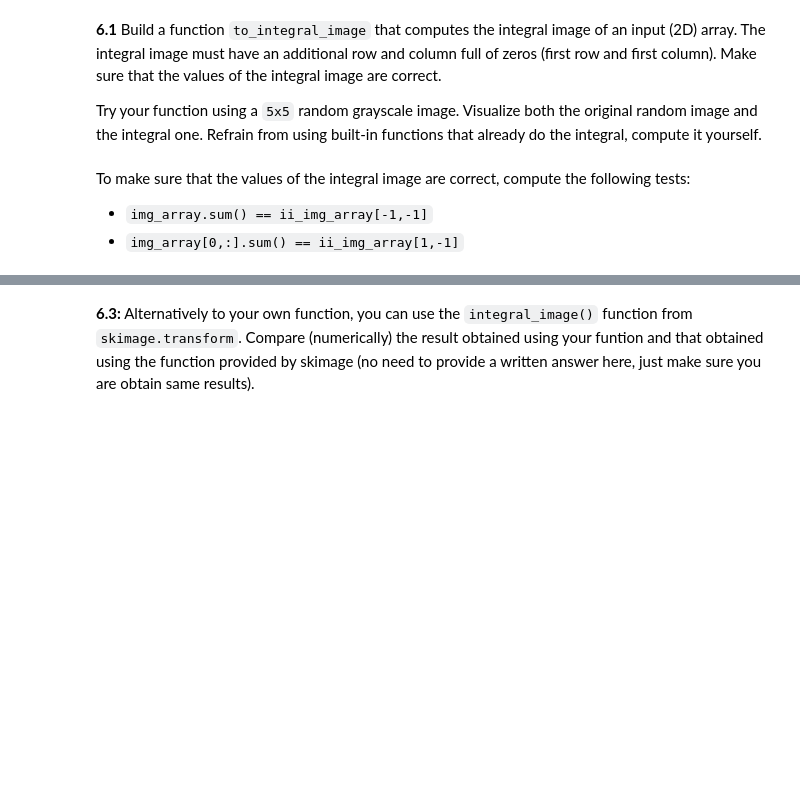
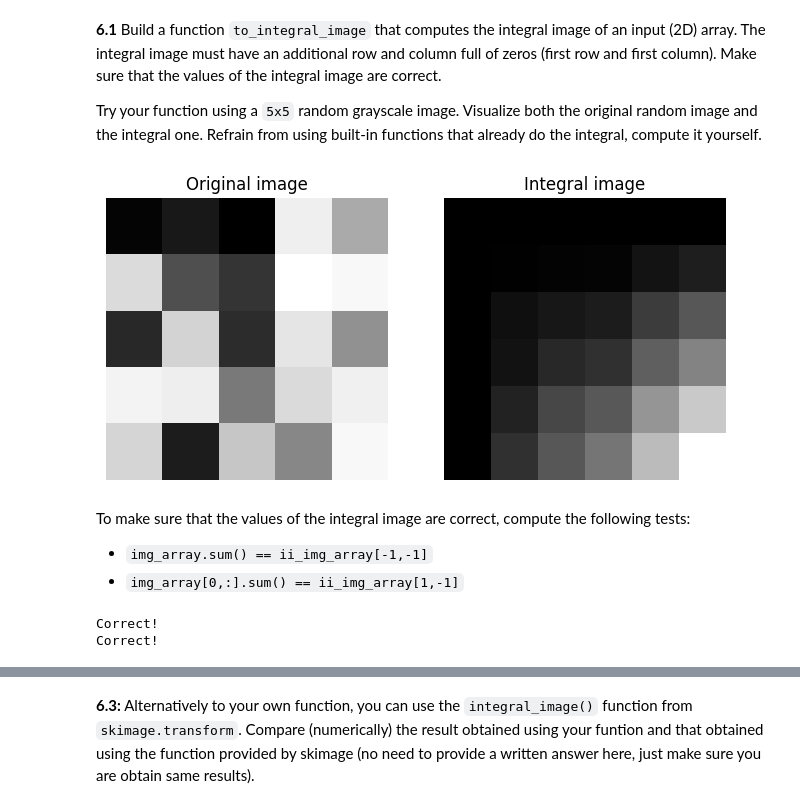
Before and after one commit to MohsinZamanShaheen/Artificial-Vision, a Jupyter notebook: P5-20231225/P5_2023_students/P5_2023_students.ipynb, the cells around one changed output, grey strips where cells are left out. Cells and saved outputs as stored; diff of their text form; code cells hidden in the pictures; blank space fills up the shorter version.

```diff
--- a/P5-20231225/P5_2023_students/P5_2023_students.ipynb
+++ b/P5-20231225/P5_2023_students/P5_2023_students.ipynb
@@ -535,3 +530,34 @@ integral_img = to_integral_image(random_img)
+# %%
+def to_integral_image(image):
+    int_image = np.zeros((image.shape[0] + 1, image.shape[1] + 1))
+    rows, columns = image.shape
+
+    for i in range(rows):
+        for j in range(columns):
+            int_image[i + 1, j + 1] = int_image[i, j + 1] + int_image[i + 1, j] - int_image[i, j] + image[i, j]
+
+    return int_image
+# %%
+# Visualizing results on a random grayscale image
+random_img = np.random.rand(5,5)
+
+fig = plt.figure(figsize=(8, 8))
+
+fig.add_subplot(1, 2, 1)
+plt.axis('off')
+plt.title('Original image')
+plt.imshow(random_img, cmap='gray')
+
+integral_img = to_integral_image(random_img)
+
+fig.add_subplot(1, 2, 2)
+plt.axis('off')
+plt.title('Integral image')
+plt.imshow(integral_img, cmap='gray')
+
+plt.show()
+# %% [output]
+[figure, added]
 # %% [markdown]
 To make sure that the values of the integral image are correct, compute the following tests:
 
@@ -542,3 +566,14 @@ To make sure that the values of the integral image are correct, compute the foll
+# %%
+#check if the sum of random_img is equal to the last value of integral_img rounding errors may occur
+
+if np.round(np.sum(random_img), 10) == np.round(integral_img[-1, -1], 10):
+    print('Correct!')
+
+if np.round(random_img[0, :].sum(), 10) == np.round(integral_img[1, -1], 10):
+    print('Correct!')
+# %% [output]
+Correct!
+Correct!
 # %% [markdown]
 **6.2** Let's check in real images. Choose an image from the directory ``./faces``, visualize both the original and the integral image, and make the same test that in the previous question.
 
```
Also changed, not shown: parts of 45 cells of this notebook.
